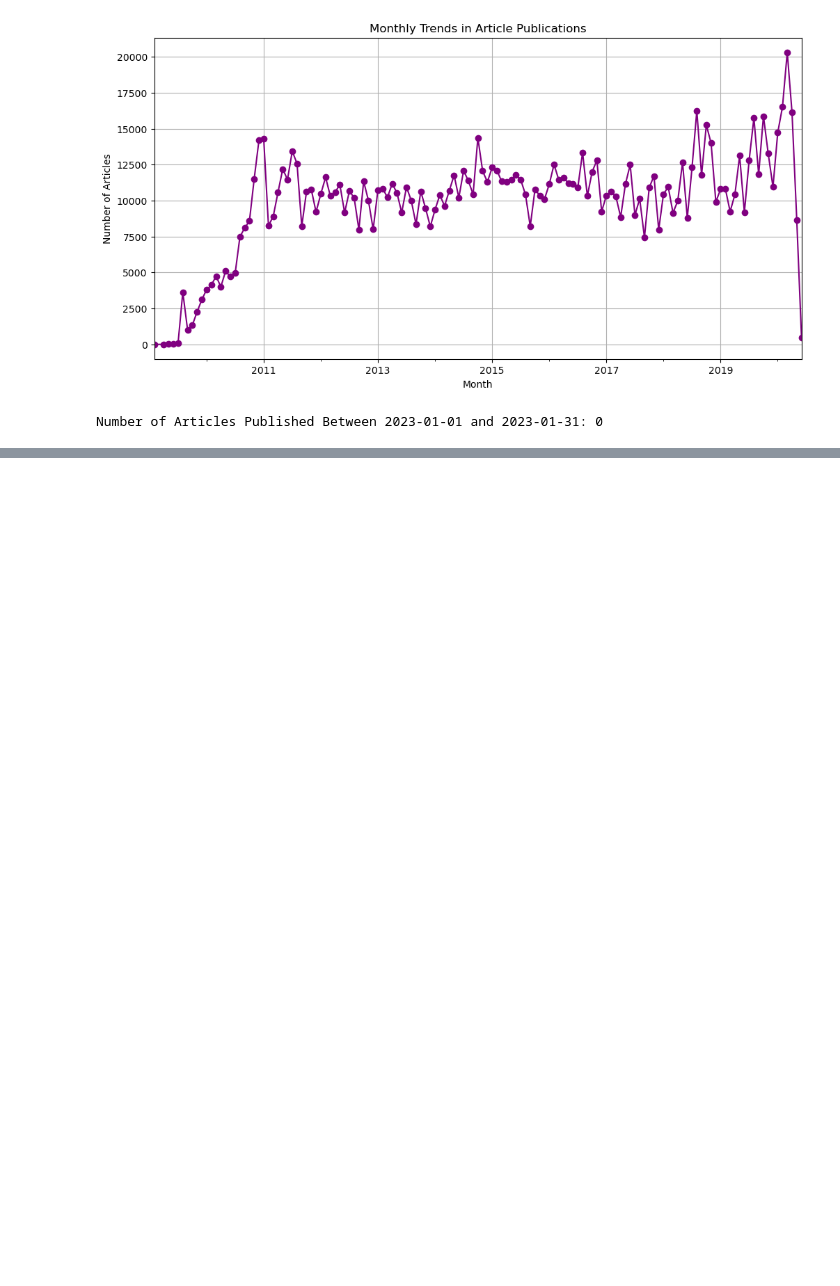
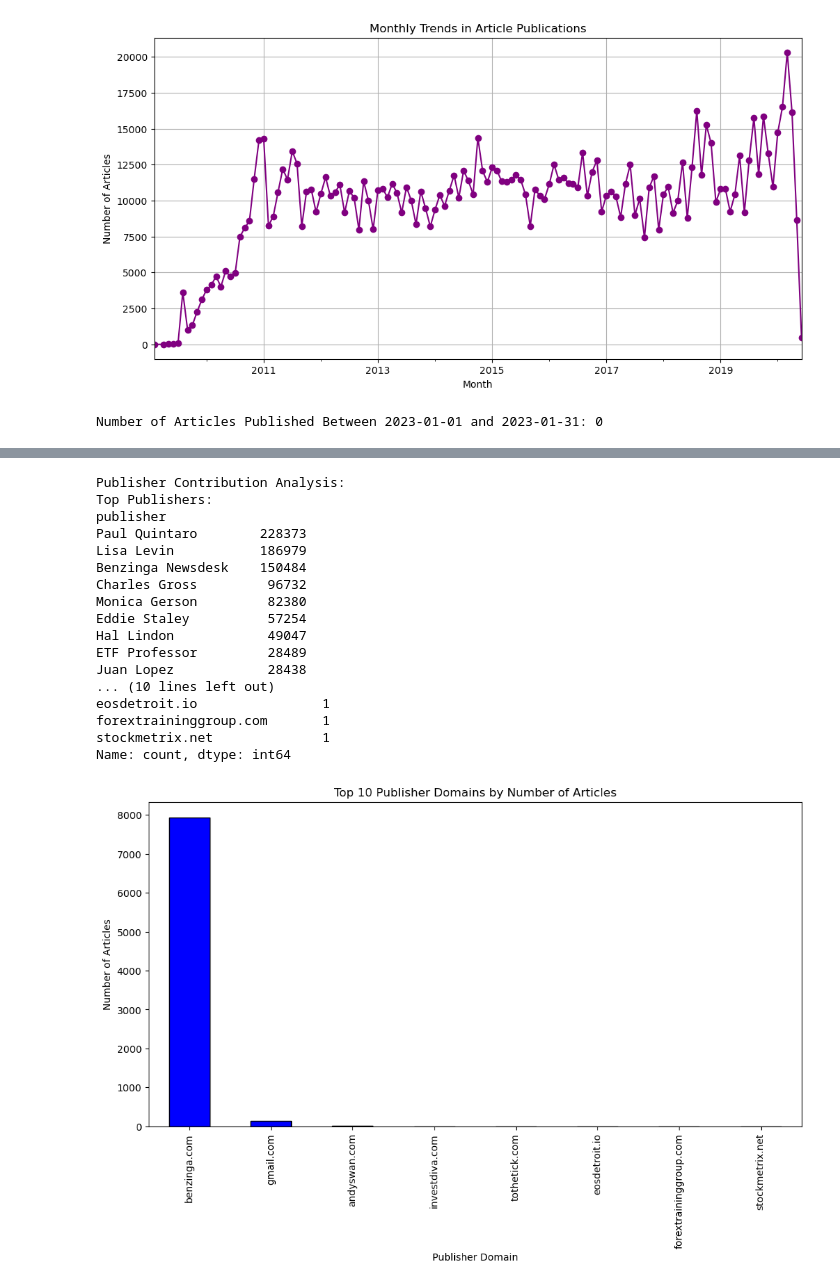
Before and after one commit to fassamnew/kiam_week1, a Jupyter notebook: notebooks/week1_task1.ipynb, the cells around one changed output, grey strips where cells are left out. Drawn from its saved outputs; the diff is of its cells as text; code cells hidden in the pictures; blank space fills up the shorter version.

```diff
--- a/notebooks/week1_task1.ipynb
+++ b/notebooks/week1_task1.ipynb
@@ -192,0 +207,46 @@ ModuleNotFoundError: No module named 'wordcloud'
+# %%
+# 6. Publisher Analysis
+# Identify unique domains if publishers are email addresses
+def extract_domain(publisher):
+    if '@' in publisher:
+        return publisher.split('@')[-1]
+    return None
+
+data['publisher_domain'] = data['publisher'].apply(extract_domain)
+
+# Count publishers and domains
+publisher_domain_counts = data['publisher_domain'].value_counts()
+
+print("\nPublisher Contribution Analysis:")
+print("Top Publishers:")
+print(publisher_counts.head(10))
+
+print("\nTop Publisher Domains:")
+print(publisher_domain_counts.head(10))
+
+# Visualize the top publisher domains
+plt.figure(figsize=(12, 6))
+publisher_domain_counts.head(10).plot(kind='bar', color='blue', edgecolor='black')
+plt.title('Top 10 Publisher Domains by Number of Articles')
+plt.xlabel('Publisher Domain')
+plt.ylabel('Number of Articles')
+plt.show()
+# %% [output]
+Publisher Contribution Analysis:
+Top Publishers:
+publisher
+Paul Quintaro        228373
+Lisa Levin           186979
+Benzinga Newsdesk    150484
+Charles Gross         96732
+Monica Gerson         82380
+Eddie Staley          57254
+Hal Lindon            49047
+ETF Professor         28489
+Juan Lopez            28438
+... (10 lines left out)
+eosdetroit.io                1
+forextraininggroup.com       1
+stockmetrix.net              1
+Name: count, dtype: int64
+[figure, added]
```
Also changed, not shown: parts of 1 cell of this notebook.
